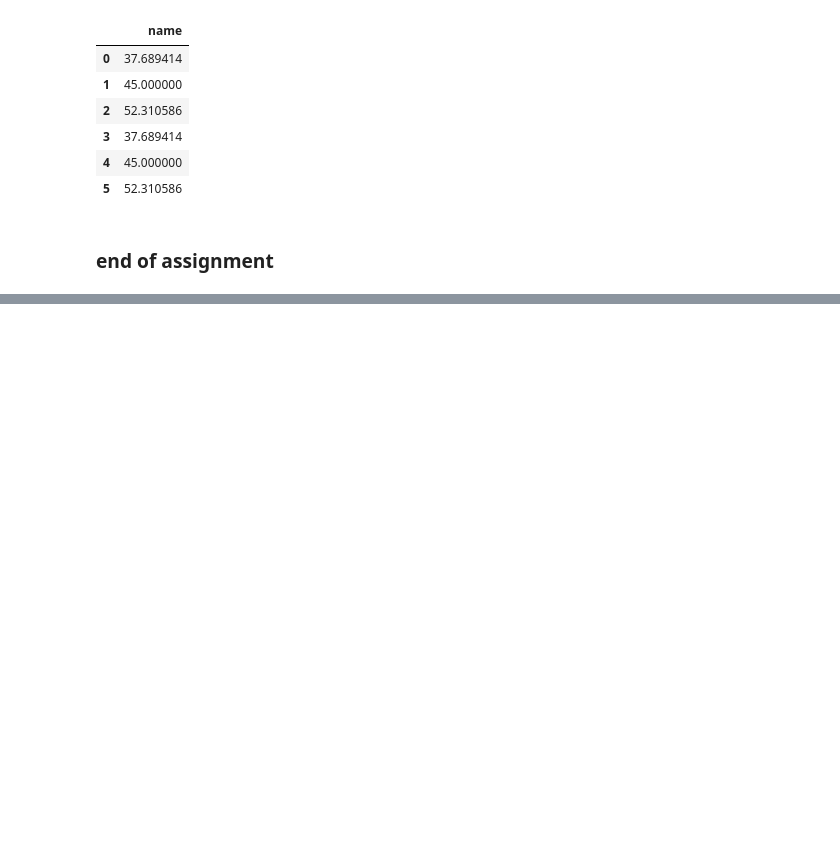
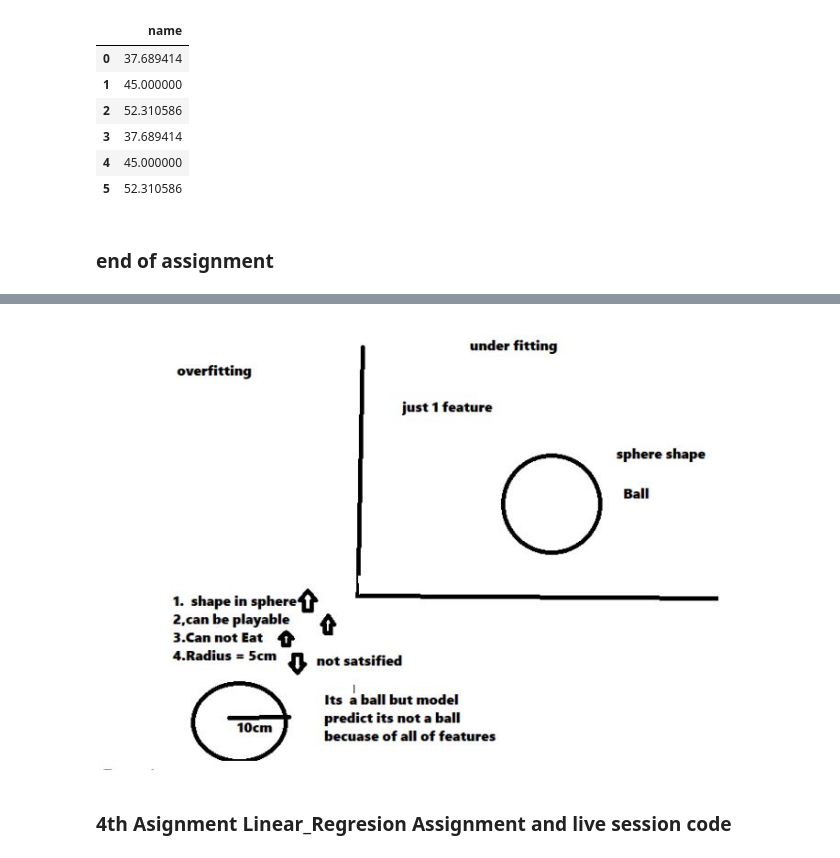
Before and after one commit to ijazkhan101/Machine-Learning-with-Python-20Days, a Jupyter notebook: CompleteNoteBookoFML.ipynb, the cells around one changed output, grey strips where cells are left out. Cells and saved outputs as stored; diff of their text form; code cells hidden in the pictures; blank space fills up the shorter version.

```diff
--- a/CompleteNoteBookoFML.ipynb
+++ b/CompleteNoteBookoFML.ipynb
@@ -695,0 +743,7 @@ encoder.fit_transform(df['name'],df['marks'])
+# %%
+from IPython.display import Image
+Image(filename='over.JPG')
+# %% [output]
+[figure, added]
+# %% [markdown]
+### 4th Asignment Linear_Regresion Assignment and live session code
```
Also changed, not shown: parts of 208 cells of this notebook, 12 other files.
